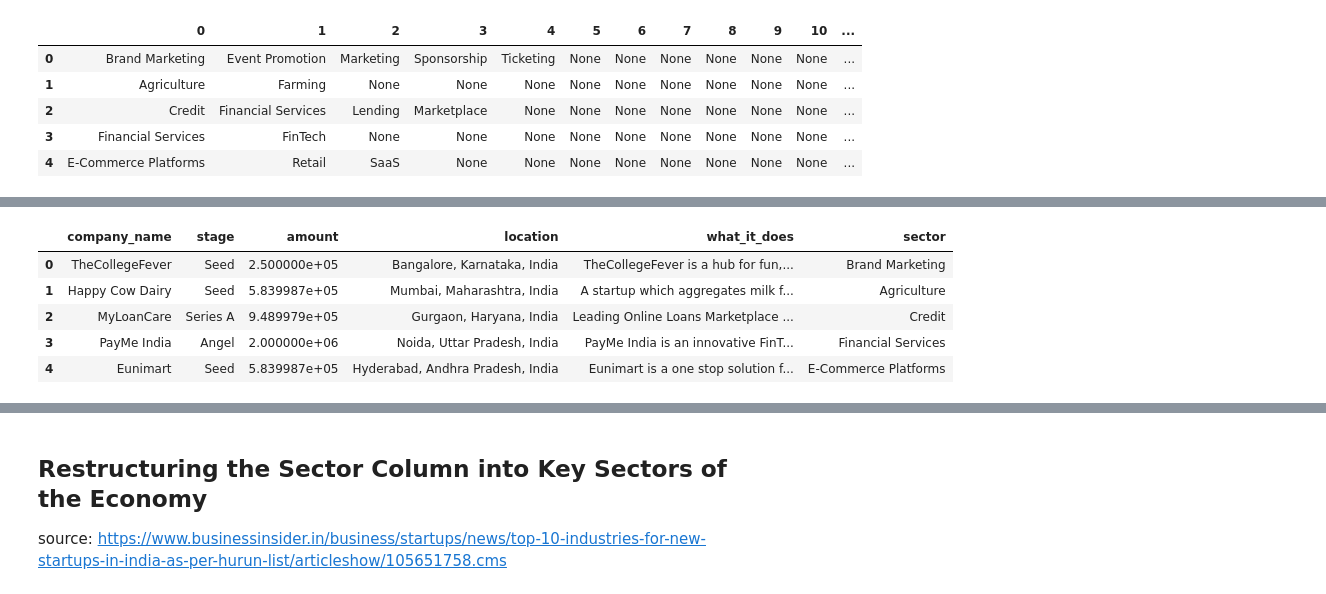
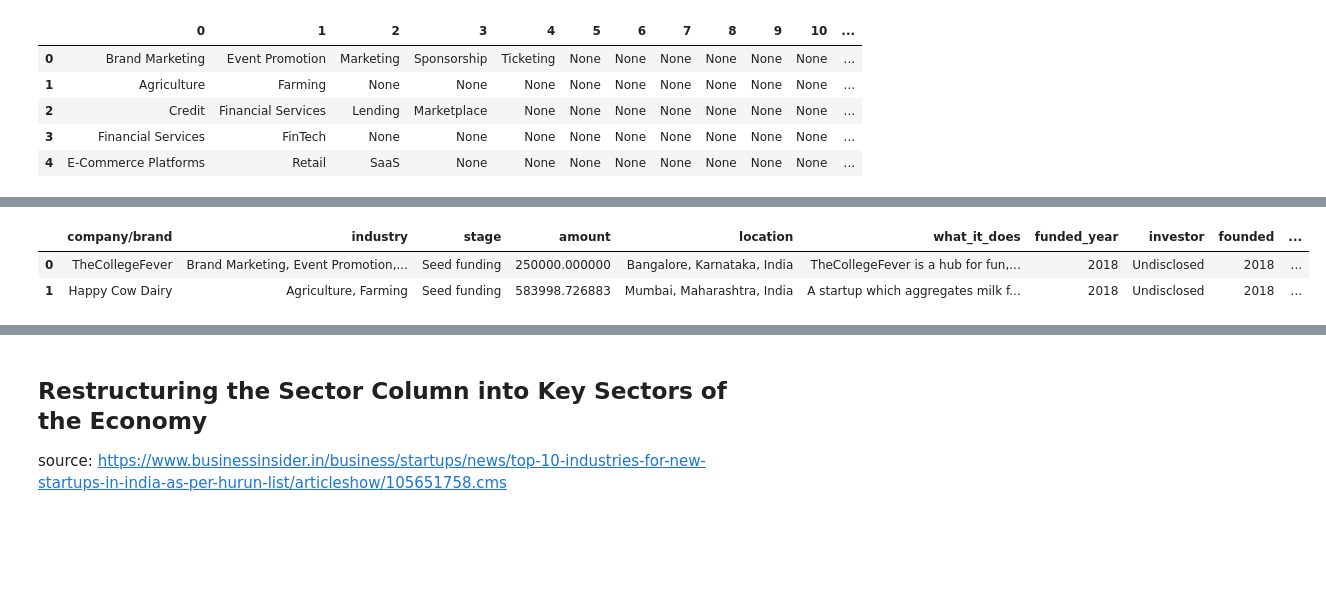
Before and after one commit to adubrightkwartengsnr/India_Startup_Analysis_2018-2021, a Jupyter notebook: start_up_analysis.ipynb, the cells around one changed output, grey strips where cells are left out. Saved outputs shown, nothing was run; the diff lists cells and outputs as text; code cells hidden in the pictures; blank space fills up the shorter version.

```diff
--- a/start_up_analysis.ipynb
+++ b/start_up_analysis.ipynb
@@ -373,4 +529,4 @@ def impute_amount_column(df,filter_name,fill_value):
     return df
 # %%
-# call the impute_amount_column function
-df_2018 = impute_amount_column(df_2018,"stage","amount")
+# call the impute_amount_column
+impute_amount_column(df_2018,"stage","amount")
@@ -403,6 +554,6 @@ memory usage: 44.9+ KB
 # %%
 # Split the Industry Column
-industry_split = df_2018["sector"].str.split(",", expand=True)
+industry_split = df_2018["industry"].str.split(",", expand=True)
 industry_split.head()
 # %% [output]
 |  | 0 | 1 | 2 | 3 | 4 | 5 | 6 | 7 | 8 | 9 | 10 | ... |
@@ -412,7 +563,7 @@ industry_split.head()
 | 3 | Financial Services | FinTech | None | None | None | None | None | None | None | None | None | ... |
 | 4 | E-Commerce Platforms | Retail | SaaS | None | None | None | None | None | None | None | None | ... |
 # %%
-# concatenate industry_split with the original df_2018
-df_2018 = pd.concat([df_2018,industry_split], ignore_index=False, axis=1)
+# concatenate splitted dataframe with the original df_2018
+df_2018 = pd.concat([df_2018,industry_split[0]], ignore_index=False, axis=1)
 df_2018.head()
 # %% [output]
@@ -425,4 +575,0 @@ df_2018.head()
-# %%
-# drop the unwanted columns
-df_2018.drop(columns=["sector",1,2,3,4,5,6,7,8,9,10,11],inplace=True)
-df_2018.head()
@@ -436,11 +576,8 @@ df_2018.head()
 # %%
 # Rename the column 0 to sector
 df_2018 = df_2018.rename(columns={0:"sector"})
-df_2018.head()
+df_2018.head(2)
 # %% [output]
-|  | company_name | stage | amount | location | what_it_does | sector |
-| 0 | TheCollegeFever | Seed | 2.500000e+05 | Bangalore, Karnataka, India | TheCollegeFever is a hub for fun,... | Brand Marketing |
-| 1 | Happy Cow Dairy | Seed | 5.839987e+05 | Mumbai, Maharashtra, India | A startup which aggregates milk f... | Agriculture |
-| 2 | MyLoanCare | Series A | 9.489979e+05 | Gurgaon, Haryana, India | Leading Online Loans Marketplace ... | Credit |
-| 3 | PayMe India | Angel | 2.000000e+06 | Noida, Uttar Pradesh, India | PayMe India is an innovative FinT... | Financial Services |
-| 4 | Eunimart | Seed | 5.839987e+05 | Hyderabad, Andhra Pradesh, India | Eunimart is a one stop solution f... | E-Commerce Platforms |
+|  | company/brand | industry | stage | amount | location | what_it_does | funded_year | investor | founded | ... |
+| 0 | TheCollegeFever | Brand Marketing, Event Promotion,... | Seed funding | 250000.000000 | Bangalore, Karnataka, India | TheCollegeFever is a hub for fun,... | 2018 | Undisclosed | 2018 | ... |
+| 1 | Happy Cow Dairy | Agriculture, Farming | Seed funding | 583998.726883 | Mumbai, Maharashtra, India | A startup which aggregates milk f... | 2018 | Undisclosed | 2018 | ... |
```
Also changed, not shown: parts of 287 cells of this notebook, 1 other file.
